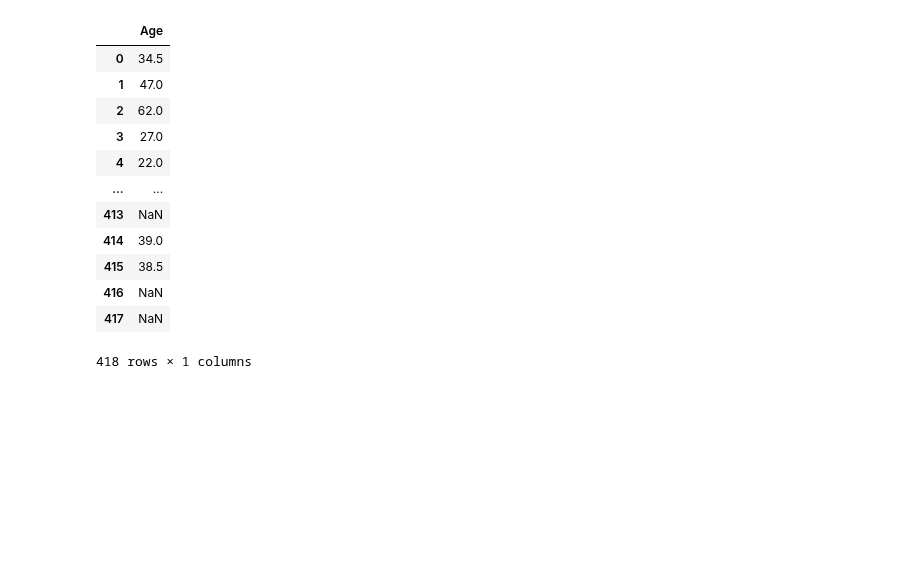
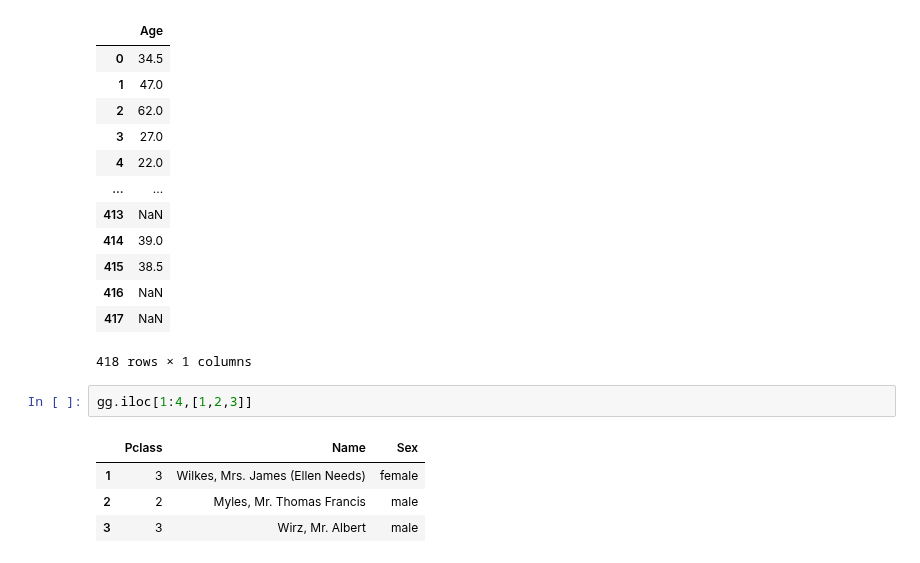
Before and after one commit to Ironankit525/sem_3_ML, a Jupyter notebook: class5/ML_pandas.ipynb, the cells around one changed output. Drawn from its saved outputs; the diff is of its cells as text; blank space fills up the shorter version.

```diff
--- a/class5/ML_pandas.ipynb
+++ b/class5/ML_pandas.ipynb
@@ -306,3 +306,10 @@ gg[["Age"]]
 | 416 | NaN |
 | 417 | NaN |
 418 rows × 1 columns
+# %%
+gg.iloc[1:4,[1,2,3]]
+# %% [output]
+|  | Pclass | Name | Sex |
+| 1 | 3 | Wilkes, Mrs. James (Ellen Needs) | female |
+| 2 | 2 | Myles, Mr. Thomas Francis | male |
+| 3 | 3 | Wirz, Mr. Albert | male |
```
Also changed, not shown: parts of 5 cells of this notebook, 1 other file.
